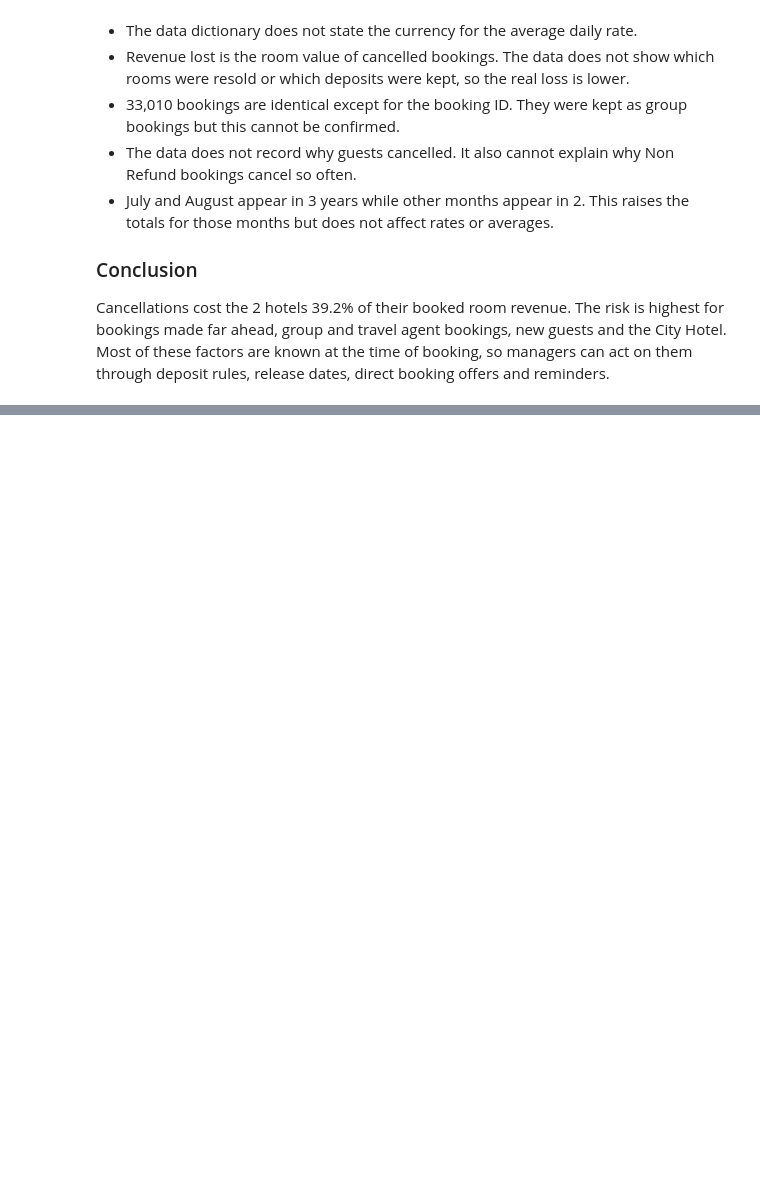
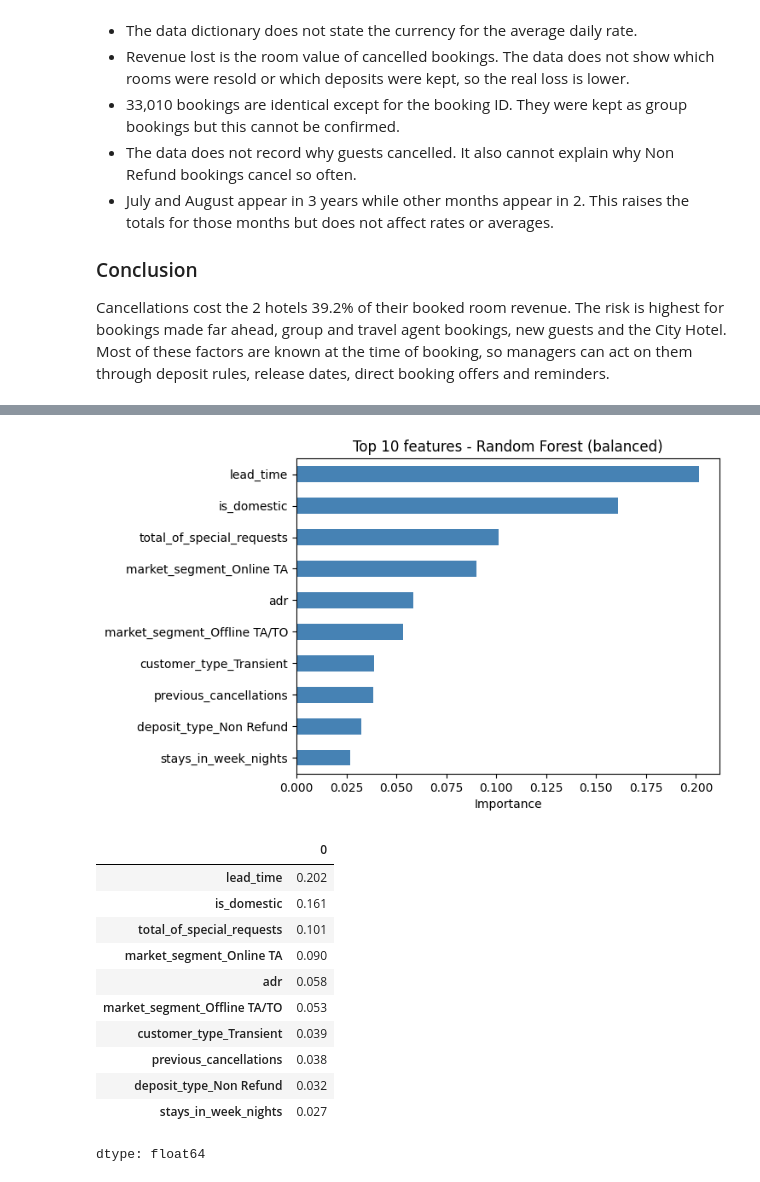
Before and after one commit to ahchu2525/capstone-hosp, a Jupyter notebook: hotel.ipynb, the cells around one changed output, grey strips where cells are left out. Cells and saved outputs as stored; diff of their text form; code cells hidden in the pictures; blank space fills up the shorter version.

```diff
--- a/hotel.ipynb
+++ b/hotel.ipynb
@@ -803,0 +919,23 @@ Cancellations cost the 2 hotels 39.2% of their booked room revenue. The risk is
+# %%
+importance = pd.Series(rf_bal.feature_importances_, index=X.columns).sort_values(ascending=False).head(10)
+
+importance.sort_values().plot(kind='barh', color='steelblue')
+plt.title('Top 10 features - Random Forest (balanced)')
+plt.xlabel('Importance')
+plt.show()
+
+importance.round(3)
+# %% [output]
+[figure, added]
+|  | 0 |
+| lead_time | 0.202 |
+| is_domestic | 0.161 |
+| total_of_special_requests | 0.101 |
+| market_segment_Online TA | 0.090 |
+| adr | 0.058 |
+| market_segment_Offline TA/TO | 0.053 |
+| customer_type_Transient | 0.039 |
+| previous_cancellations | 0.038 |
+| deposit_type_Non Refund | 0.032 |
+| stays_in_week_nights | 0.027 |
+dtype: float64
```
Also changed, not shown: parts of 12 cells of this notebook.
